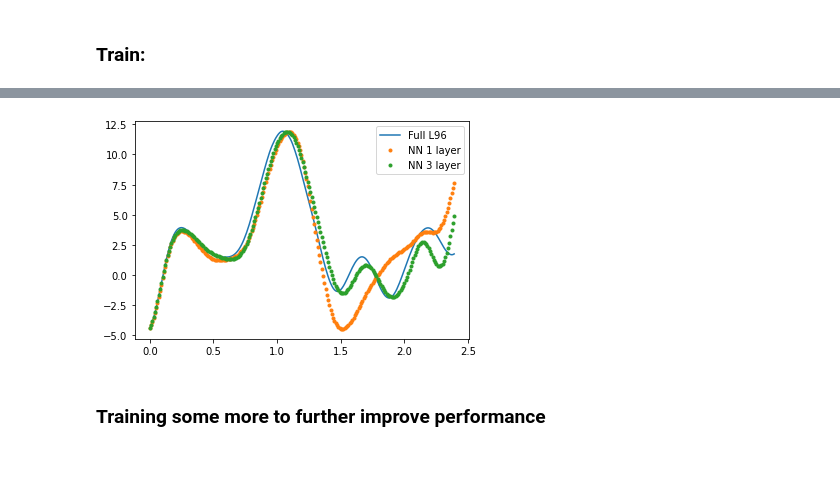
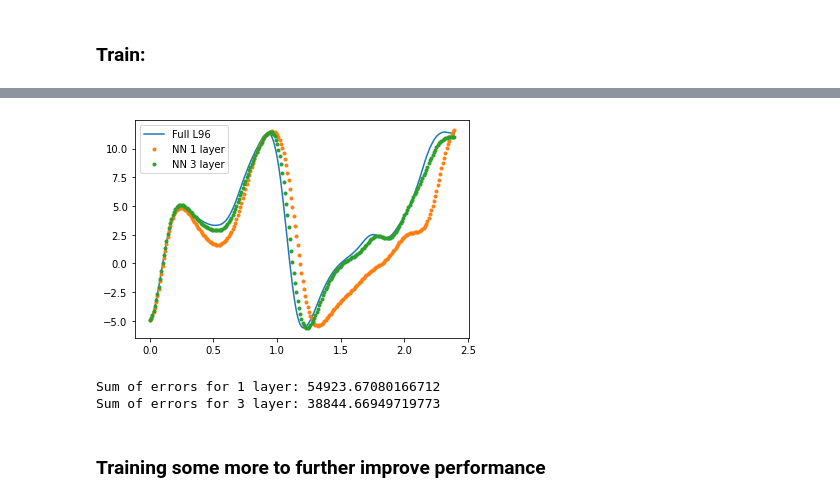
Before and after one commit to m2lines/L96_demo, a Jupyter notebook: pytorch_L96/Neural_network_for_Lorenz96.ipynb, the cells around one changed output, grey strips where cells are left out. Saved outputs shown, nothing was run; the diff lists cells and outputs as text; code cells hidden in the pictures; blank space fills up the shorter version.

Commit message:
reproducible code, adding figures

```diff
--- a/pytorch_L96/Neural_network_for_Lorenz96.ipynb
+++ b/pytorch_L96/Neural_network_for_Lorenz96.ipynb
@@ -491,13 +504,36 @@ gcm_net_1layers = GCM_network(Forcing,lin_net)
 Xnn_1layer,t = gcm_net_1layers(init_cond ,dt, int(T_test/dt),lin_net)
 # %%
 time_i = 240
-plt.plot(t[:time_i], X_full[:time_i,4], label='Full L96');
-plt.plot(t[:time_i], Xnn_1layer[:time_i,4],'.', label='NN 1 layer');
-plt.plot(t[:time_i], Xnn_3layer[:time_i,4],'.', label='NN 3 layer');
+channel = 1
+plt.plot(t[:time_i], X_full[:time_i,channel], label='Full L96');
+plt.plot(t[:time_i], Xnn_1layer[:time_i,channel],'.', label='NN 1 layer');
+plt.plot(t[:time_i], Xnn_3layer[:time_i,channel],'.', label='NN 3 layer');
 
 plt.legend();
 # %% [output]
-[figure, old version]
+[figure, new version]
+# %%
+# Checking over 100 different initial conditions...
+err1L = list()
+err3L = list()
+T_test = 1
+for i in range(100):
+    init_cond_temp = Xtrue[i*10,:]
+    gcm_net_3layers = GCM_network(Forcing,nn_3l)
+    Xnn_3layer_tmp,t = gcm_net_3layers(init_cond_temp ,dt, int(T_test/dt),nn_3l)
+
+
+
+    gcm_net_1layers = GCM_network(Forcing,lin_net)
+    Xnn_1layer_tmp ,t = gcm_net_1layers(init_cond_temp ,dt, int(T_test/dt),lin_net)
+
+    err1L.append(np.sum(np.abs(Xtrue[i*10:i*10 + T_test*100+1] - Xnn_1layer_tmp)))
+    err3L.append(np.sum(np.abs(Xtrue[i*10:i*10 + T_test*100+1] - Xnn_3layer_tmp)))
+print("Sum of errors for 1 layer:", sum(err1L))
+print("Sum of errors for 3 layer:", sum(err3L))
+# %% [output]
+Sum of errors for 1 layer: 54923.67080166712
+Sum of errors for 3 layer: 38844.66949719773
 # %% [markdown]
 ### Training some more to further improve performance
 # %%
```
Also changed, not shown: parts of 34 cells of this notebook, 1 other file.
